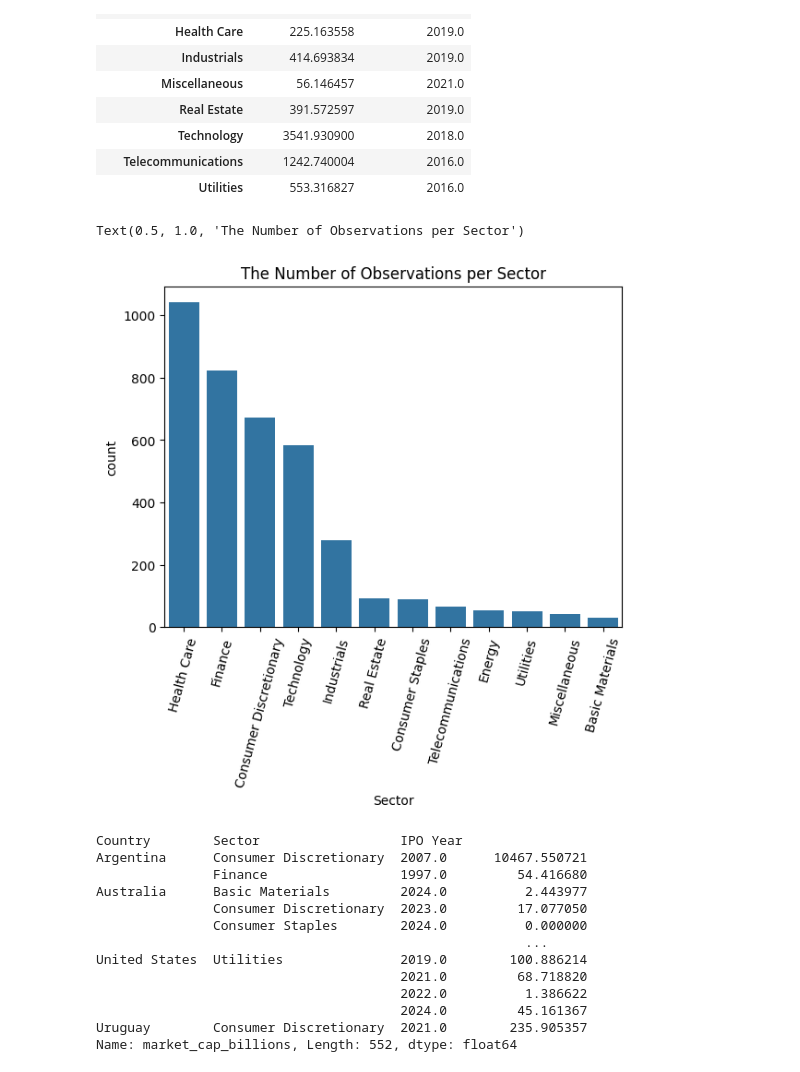
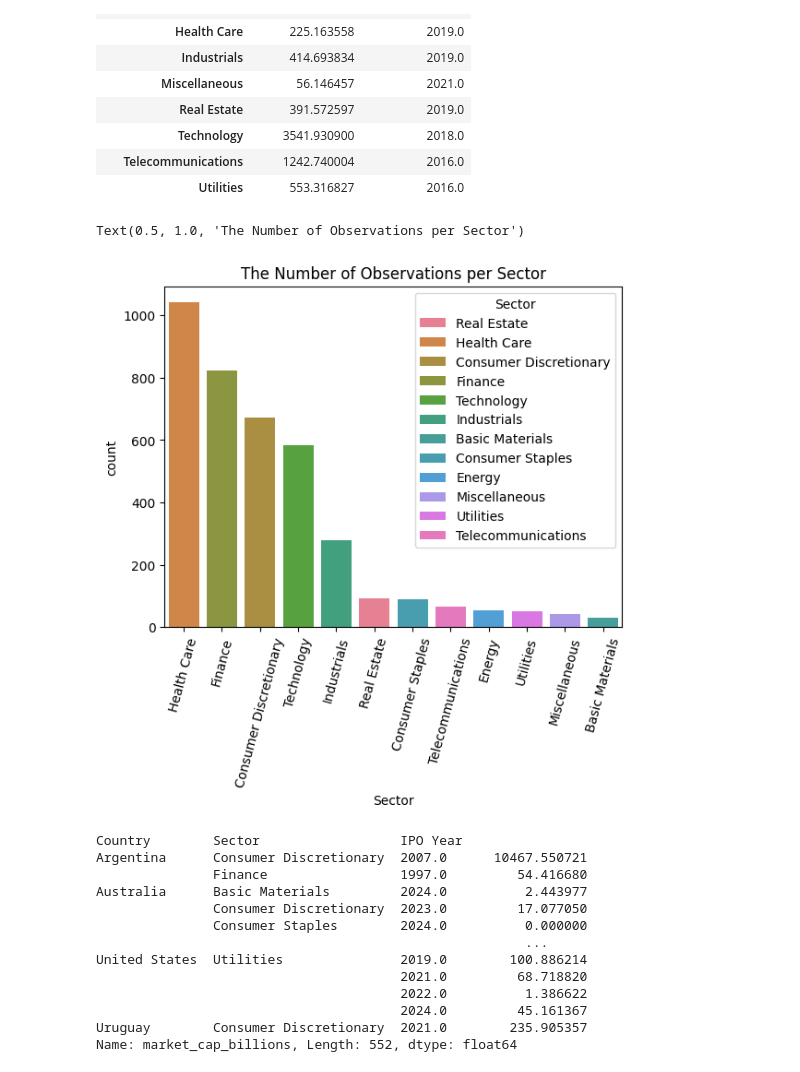
Before and after one commit to OsmanC-0/Portfolio-Optimization-Project-0, a Jupyter notebook: Descriptive_Summary_of_Data.ipynb, the cells around one changed output. Drawn from its saved outputs; the diff is of its cells as text; code cells hidden in the pictures.

```diff
--- a/Descriptive_Summary_of_Data.ipynb
+++ b/Descriptive_Summary_of_Data.ipynb
@@ -176,0 +177,16 @@ plt.xlabel("USD in Billions"); plt.show();plt.close()
+# %%
+#Determine outliers
+outliers = amex["market_cap_billions"].quantile(.9)
+#Substract outliers
+amex_2 = amex[amex["market_cap_billions"] < outliers]
+
+#Pastel Colors
+sns.set_palette("pastel")
+#Increase the size
+plt.figure(figsize=(12, 8))
+#Plot
+sns.boxplot(x="Sector",y=amex["market_cap_billions"],hue="Sector", data=amex_2)
+
+plt.xticks(rotation=75)
+plt.tight_layout()
+plt.show();plt.close()
@@ -303,13 +321,13 @@ x.rename(columns={"market_cap_billions":"Avg. Market Cap.","IPO Year":"IPO Year
 # %%
 size = nasdaq.groupby("Sector").size()
 order = size.sort_values(ascending=False)
 order = order.index.tolist()
-sns.countplot(x="Sector",data=nasdaq, order=order)
+sns.countplot(x="Sector",data=nasdaq, order=order,hue="Sector")
 plt.xticks(rotation=75)
 plt.title("The Number of Observations per Sector")
 # %% [output]
 Text(0.5, 1.0, 'The Number of Observations per Sector')
-[figure, old version]
+[figure, new version]
 # %%
 #Aggregate by two categories
 sector_country_year = nasdaq.groupby(["Country","Sector","IPO Year"])
```
Also changed, not shown: parts of 6 cells of this notebook.
